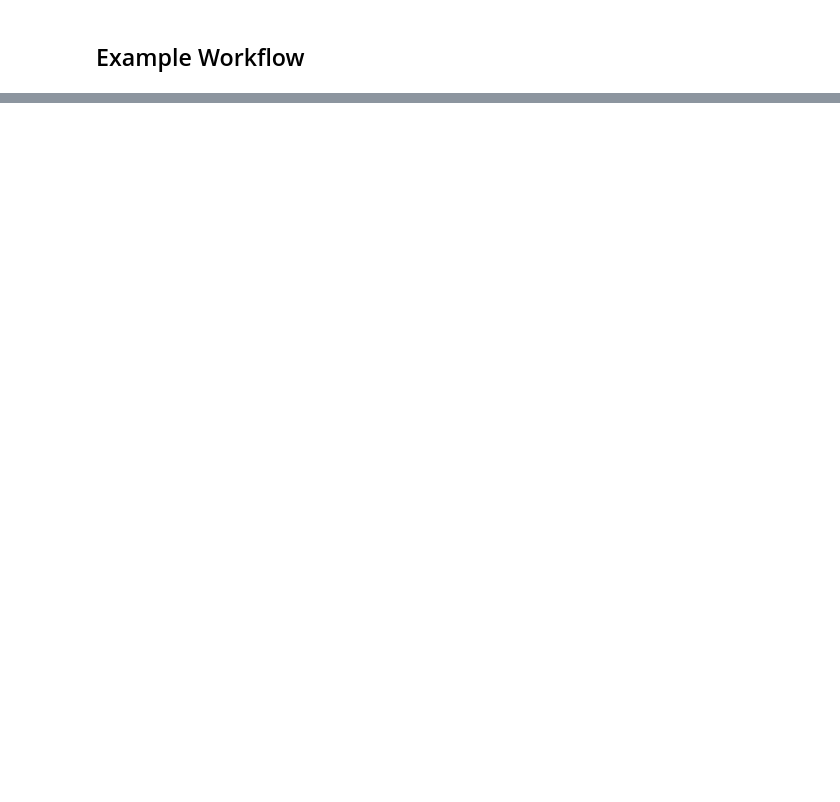
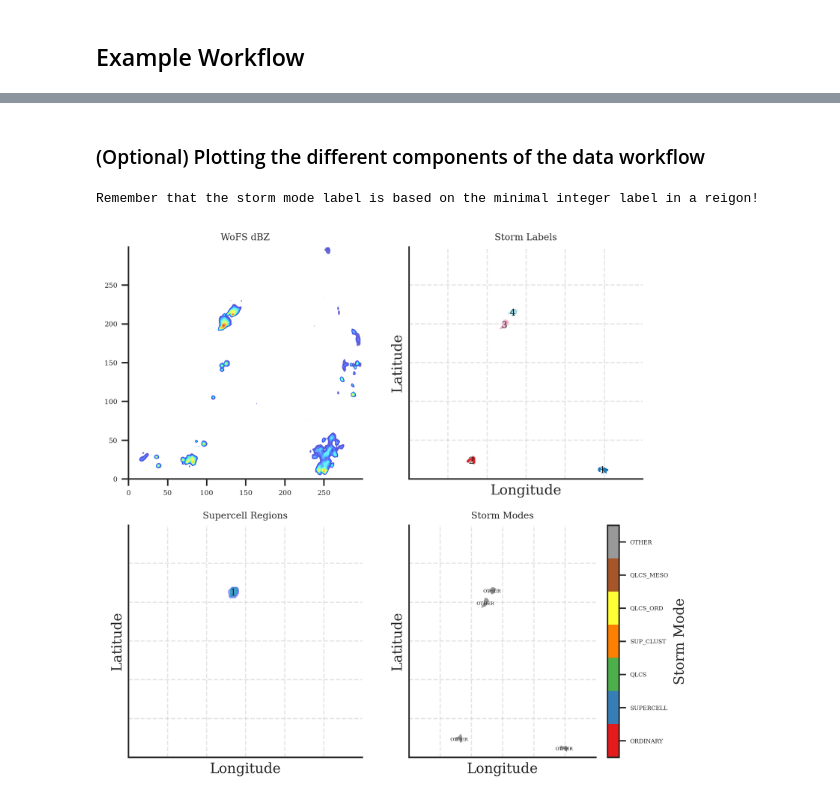
Before and after one commit to monte-flora/wofs-env-analysis, a Jupyter notebook: notebooks/data_pipeline.ipynb, the cells around one changed output, grey strips where cells are left out. Drawn from its saved outputs; the diff is of its cells as text; code cells hidden in the pictures; blank space fills up the shorter version.

```diff
--- a/notebooks/data_pipeline.ipynb
+++ b/notebooks/data_pipeline.ipynb
@@ -218,23 +345,37 @@ dataset['supercell probs'][0,:,:].plot()
+# %% [markdown]
+### (Optional) Plotting the different components of the data workflow
 # %%
 # (Optional) Plot the storm modes and labels to get familiar with the data!
-import matplotlib.pyplot as plt
+date = '20210524'; init_time = '2000'; time_index = 12
+
+# This is only being shown for a single ensemble member!!!
+
+i = 0
+file_path_ens = glob(join(BASE_DATA_PATH, date, init_time, f'wofs_ENS_{time_index:02d}*'))[0]
+ds_ens = xr.load_dataset(file_path_ens, decode_times=False)
 
 dbz_vals = ds_ens['comp_dz'].values[i,:,:]
 rot_vals = ds_ens['uh_2to5_instant'].values[i,:,:]
 clf = monte_python.StormModeClassifier()
 storm_modes, labels, dbz_props = clf.classify(dbz_vals, rot_vals,
                                                       classify_embedded=False)
+
+supercell_prob = compute_supercell_probability(ds_ens, max_size=5, classify_embedded=False)
+sup_labels, sup_props, _ = identify_supercell_centers(supercell_prob, PARAMS, return_data=True)
 
 x,y = np.meshgrid(range(dbz_vals.shape[0]), range(dbz_vals.shape[1]))
 fig, axes = plt.subplots(dpi=300, ncols=2, nrows=2, figsize=(8,8))
 
 axes[0,0].contourf(x,y,dbz_vals, alpha=0.6, levels=np.arange(20,75,5), cmap='jet')
 monte_python.plot_storm_labels(x, y, labels, dbz_props, ax=axes[0,1])
 monte_python.plot_storm_modes(x, y, storm_modes, dbz_props, clf.converter, ax=axes[1,1])
 
 axes[1,0].contourf(x,y,supercell_prob, alpha=0.6, levels=np.arange(0.1, 1.1, 0.1), cmap='rainbow')
 monte_python.plot_storm_labels(x, y, sup_labels, sup_props, ax=axes[1,0], alpha=0.6)
 
 titles = ['WoFS dBZ', 'Storm Labels', 'Supercell Regions', 'Storm Modes']
 for i, ax in enumerate(axes.flat):
     ax.set_title(titles[i])
+# %% [output]
+Remember that the storm mode label is based on the minimal integer label in a reigon!
+[figure, added]
```
Also changed, not shown: parts of 18 cells of this notebook, 1 other file.
